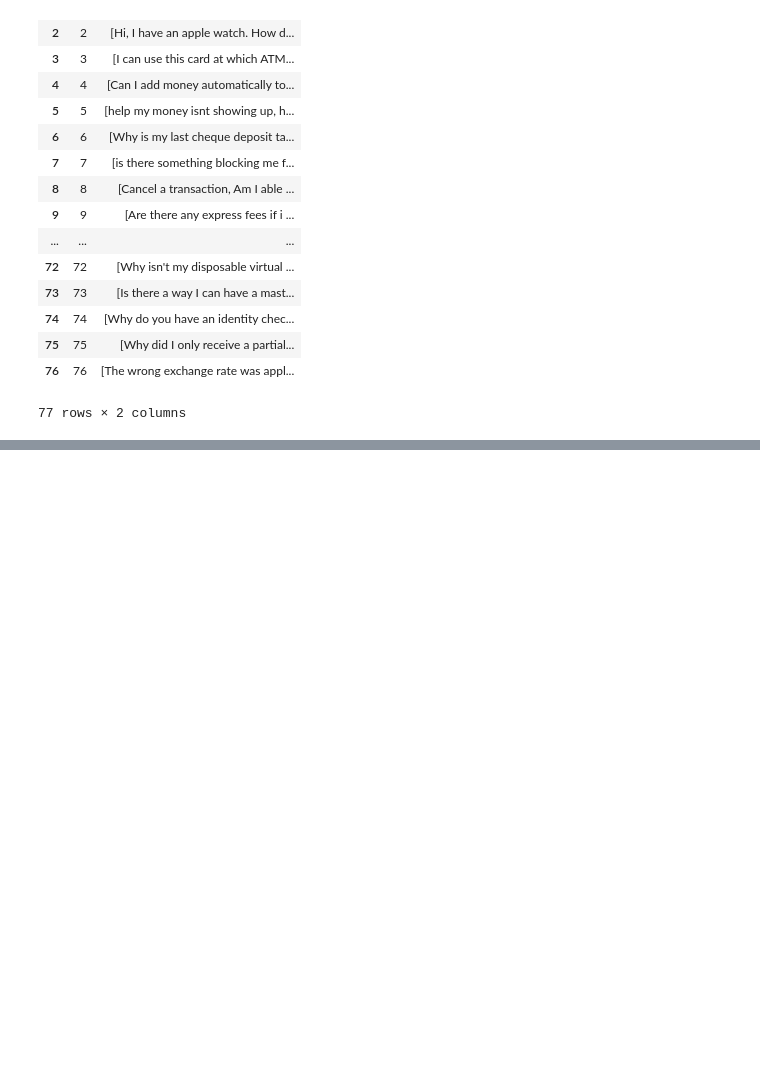
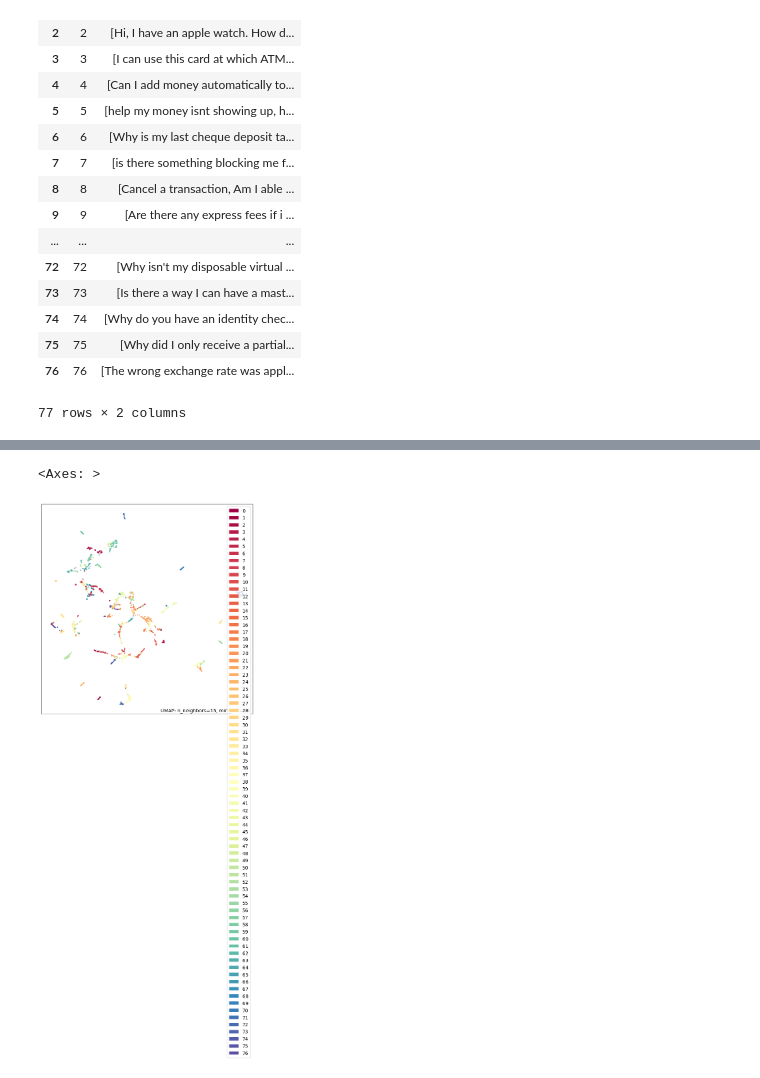
Before and after one commit to emirrtpl/adobe-dev-console, a Jupyter notebook: Untitled3.ipynb, the cells around one changed output, grey strips where cells are left out. Drawn from its saved outputs; the diff is of its cells as text; code cells hidden in the pictures; blank space fills up the shorter version.

```diff
--- a/Untitled3.ipynb
+++ b/Untitled3.ipynb
@@ -168,0 +317,10 @@ pd.DataFrame({'t':data['train']['text'], 'l':data['train']['label']})\
+# %%
+embeddings3 = model.encode(data["test"]["text"], batch_size= 8,
+                           show_progress_bar=True, convert_to_numpy=True)
+
+embedding_umap = umap.UMAP(n_components=2,).fit(embeddings3)
+
+umap.plot.points(embedding_umap, labels=pd.Series(data["test"]["label"]))
+# %% [output]
+<Axes: >
+[figure, added]
```
Also changed, not shown: parts of 12 cells of this notebook.
